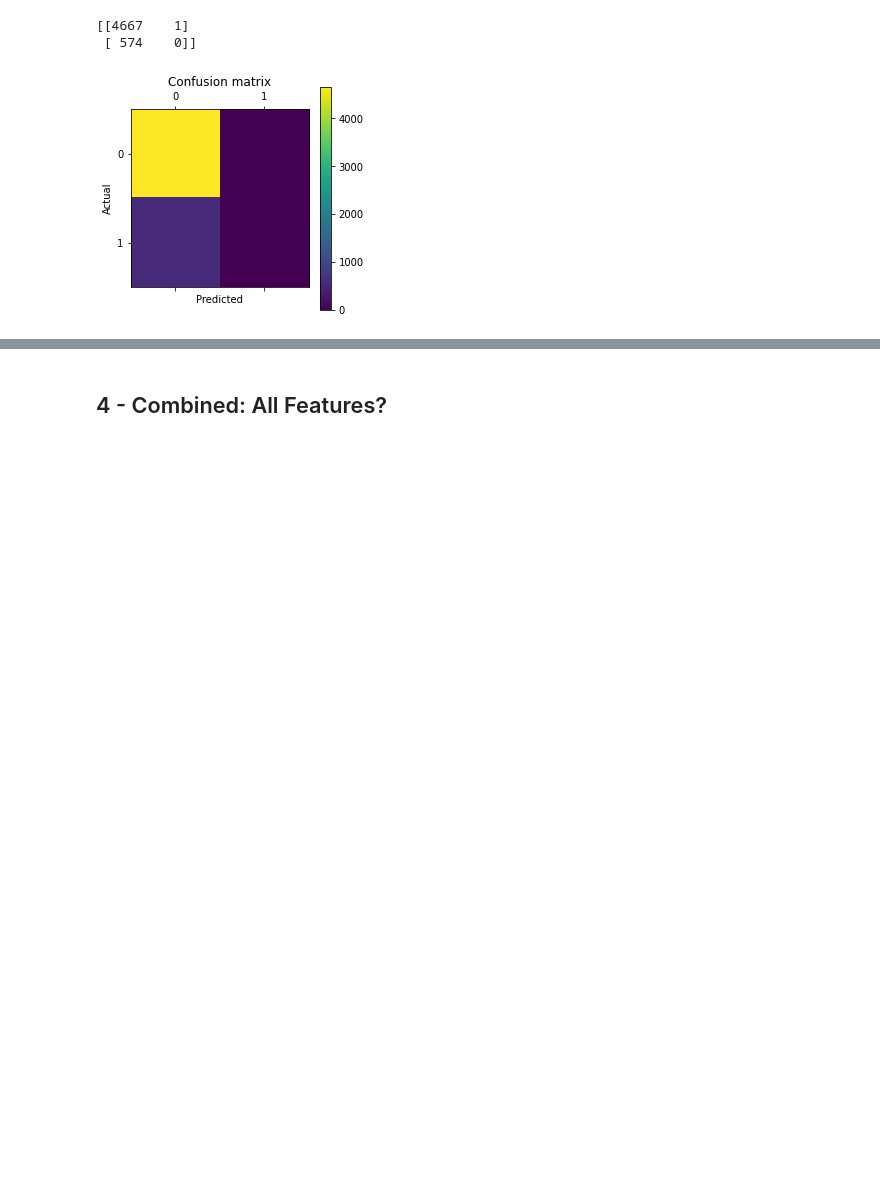
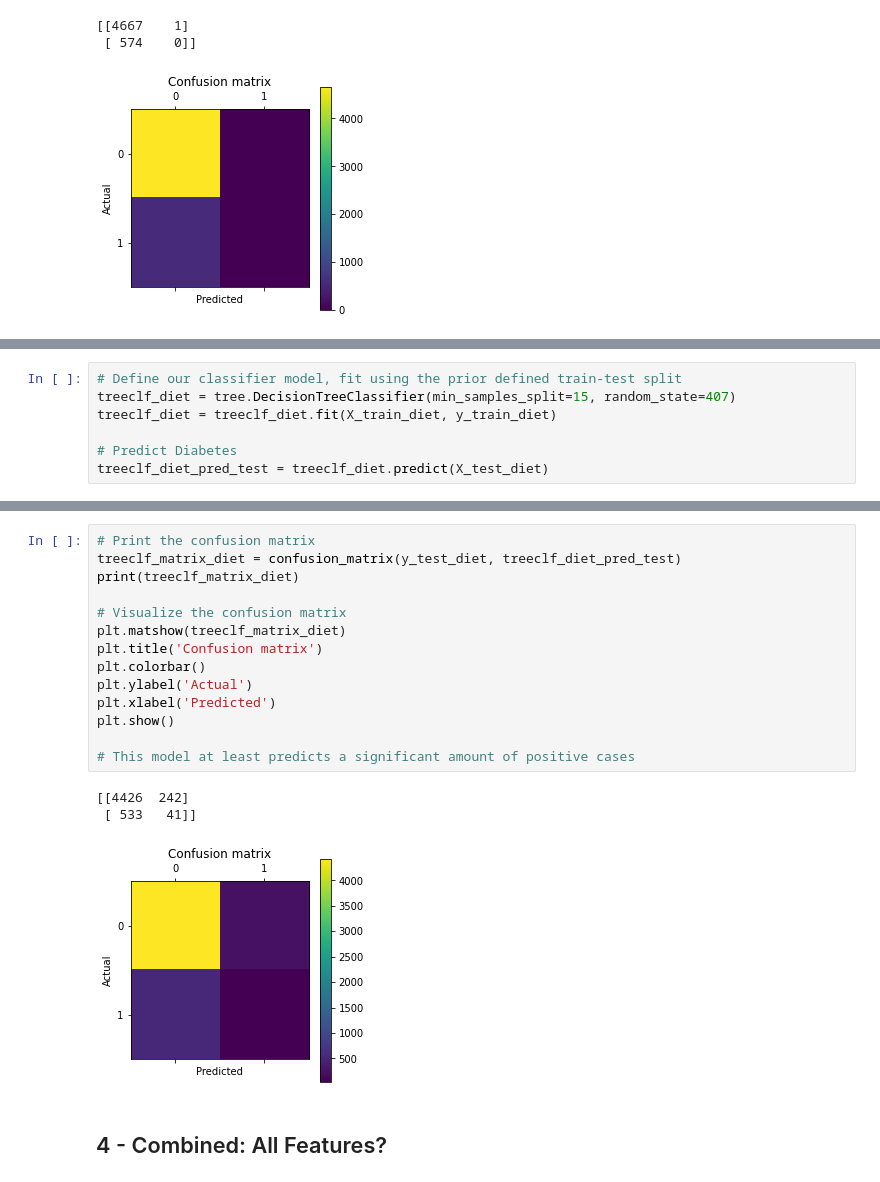
Before and after one commit to zuyouchen/is-407-final-proj, a Jupyter notebook: scripts/ml-methods.ipynb, the cells around one changed output, grey strips where cells are left out. Drawn from its saved outputs; the diff is of its cells as text; blank space fills up the shorter version.

```diff
--- a/scripts/ml-methods.ipynb
+++ b/scripts/ml-methods.ipynb
@@ -719,0 +836,7 @@ plt.show()
+# %%
+# Define our classifier model, fit using the prior defined train-test split
+treeclf_diet = tree.DecisionTreeClassifier(min_samples_split=15, random_state=407)
+treeclf_diet = treeclf_diet.fit(X_train_diet, y_train_diet)
+
+# Predict Diabetes
+treeclf_diet_pred_test = treeclf_diet.predict(X_test_diet)
@@ -720,3 +867,21 @@ plt.show()
+# %%
+# Print the confusion matrix
+treeclf_matrix_diet = confusion_matrix(y_test_diet, treeclf_diet_pred_test)
+print(treeclf_matrix_diet)
+
+# Visualize the confusion matrix
+plt.matshow(treeclf_matrix_diet)
+plt.title('Confusion matrix')
+plt.colorbar()
+plt.ylabel('Actual')
+plt.xlabel('Predicted')
+plt.show()
+
+# This model at least predicts a significant amount of positive cases
+# %% [output]
+[[4426  242]
+ [ 533   41]]
+[figure, added]
 # %% [markdown]
 ## 4 - Combined: All Features?
 # %%
```
Also changed, not shown: parts of 31 cells of this notebook, 1 other file.
